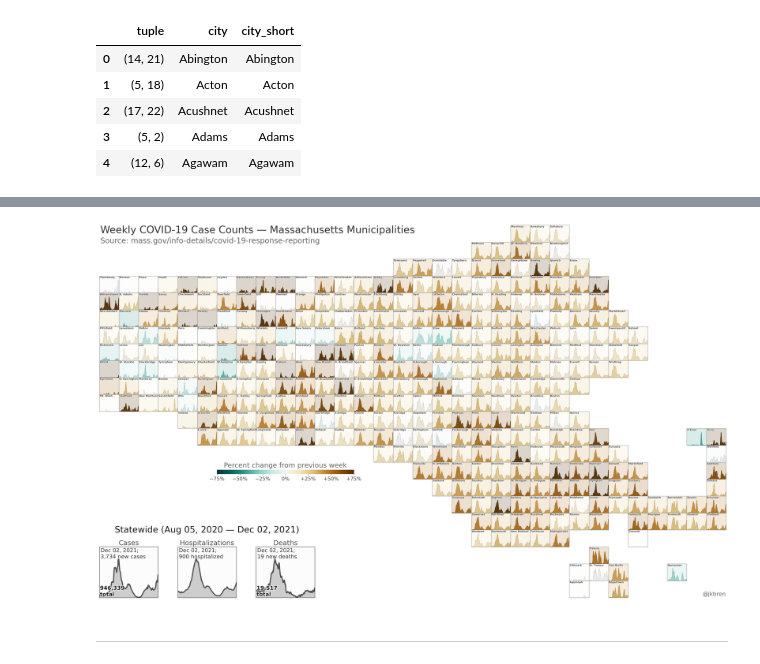
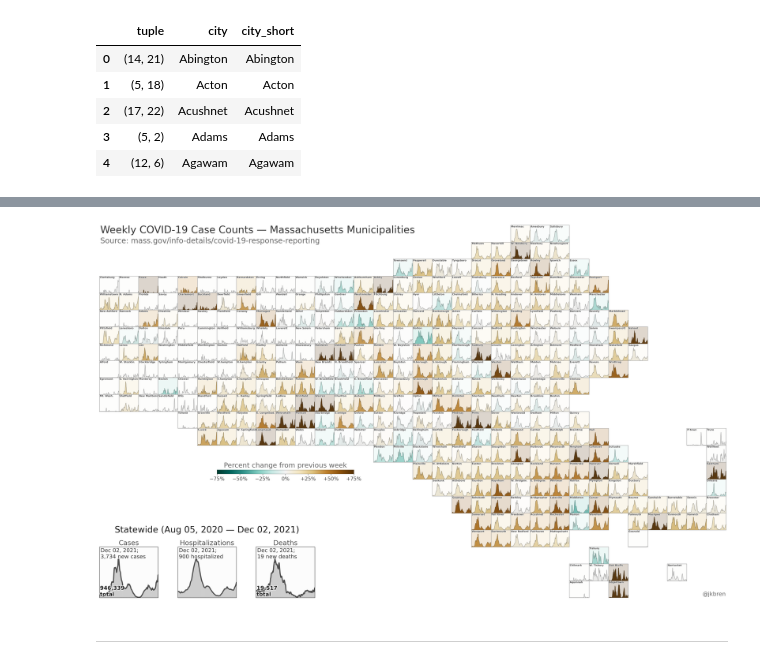
Before and after one commit to jkbren/massachusetts-cities-cartogram, a Jupyter notebook: municipalities.ipynb, the cells around one changed output, grey strips where cells are left out. Cells and saved outputs as stored; diff of their text form; code cells hidden in the pictures.

```diff
--- a/municipalities.ipynb
+++ b/municipalities.ipynb
@@ -165,6 +165,8 @@ gridvals.head()
 | 3 | (5, 2) | Adams | Adams |
 | 4 | (12, 6) | Agawam | Agawam |
 # %%
+wid = 2
+minv = 5
 lw = 2.5
 w = 1.125; h = 1.0
 ncols = 32; nrows = 22
@@ -193,17 +195,18 @@ for ti in tups:
         aa = ax[ti]
         cti = city_df.loc[city_df['city']==ci].copy()
         xvals_i = [date_dict[i] for i in cti['date']]
-        yvals_i = list(cti['new_cases_town'].rolling(window=3).mean().values)
-        recent_trend = cti['new_cases_town'].rolling(window=3).mean().pct_change(
-                                           ).rolling(window=2).mean().values[-1]
+        yvals_i = list(cti['new_cases_town'].rolling(window=wid).mean().values)
+        recent_trend = cti['new_cases_town'].rolling(window=wid).mean().pct_change().values[-1]
         if np.isnan(recent_trend):
+            recent_trend = 0.0
+        if yvals_i[-1] < minv:
             recent_trend = 0.0
 
         norm = matplotlib.colors.Normalize(vmin=vmi, vmax=vma)
         cmap = matplotlib.cm.get_cmap('BrBG_r')
         col_co = cmap(norm(recent_trend))
 
-        x = xvals_i+[xvals_i[-1]+7]
+        x = xvals_i+[xvals_i[-1]+2]
         y = yvals_i+[yvals_i[-1]]
         xs = [x[0] - 3.5]
         ys = [0]
@@ -213,10 +216,10 @@ for ti in tups:
             ys.append(y[i])
             ys.append(y[i])
 
-        aa.bar(xvals_i+[xvals_i[-1]+7], yvals_i+[yvals_i[-1]], width=8, lw=0, fc='.6')
-        aa.bar(xvals_i+[xvals_i[-1]+7], yvals_i+[yvals_i[-1]], width=8, lw=0, fc=col_co, alpha=0.9)
-        aa.plot(xs, ys, color='.2', lw=0.7)
-        aa.plot(xs, ys, color=col_co, alpha=0.9, lw=1.0)
+        aa.bar(xvals_i+[xvals_i[-1]+2], yvals_i+[yvals_i[-1]], width=8, lw=0, fc='.6')
+        aa.bar(xvals_i+[xvals_i[-1]+2], yvals_i+[yvals_i[-1]], width=8, lw=0, fc=col_co, alpha=0.9)
+        aa.plot(xs, ys, color='.35', lw=1.0)
+        aa.plot(xs, ys, color=col_co, alpha=0.5, lw=1.2)
 
         aa.set_xticks([])
         aa.set_yticks([])
@@ -260,6 +263,10 @@ axbig0 = axbig0.inset_axes([0.0, 0.3, 1.0, 0.6])
 cb0 = np.linspace(vmi, vma, 256).reshape(1, 256)
 axbig0.set_title('Percent change from previous week', fontsize=22, color='.4', y=0.99, va='top')
 axbig0.imshow(cb0, cmap=cmap, extent=[0, 1, 1, 0], aspect='auto', vmin=vmi, vmax=vma)
+axbig0.hlines(1,0,1,color='.4',lw=0.50)
+axbig0.hlines(0,0,1,color='.4',lw=1.25)
+axbig0.vlines(1,0,1,color='.4',lw=1.25)
+axbig0.vlines(0,0,1,color='.4',lw=1.25)
 axbig0.set_yticks([])
 axbig0.set_xticks(np.linspace(0.001,0.999,7))
 axbig0.set_xticklabels(['$-75$%','$-50$%','$-25$%','$0$%',
@@ -349,4 +356,4 @@ plt.show()
-[figure, old version]
+[figure, new version]
 # %% [markdown]
 _________________
 # %% [markdown]
```
Also changed, not shown: parts of 4 cells of this notebook, 1 other file.
